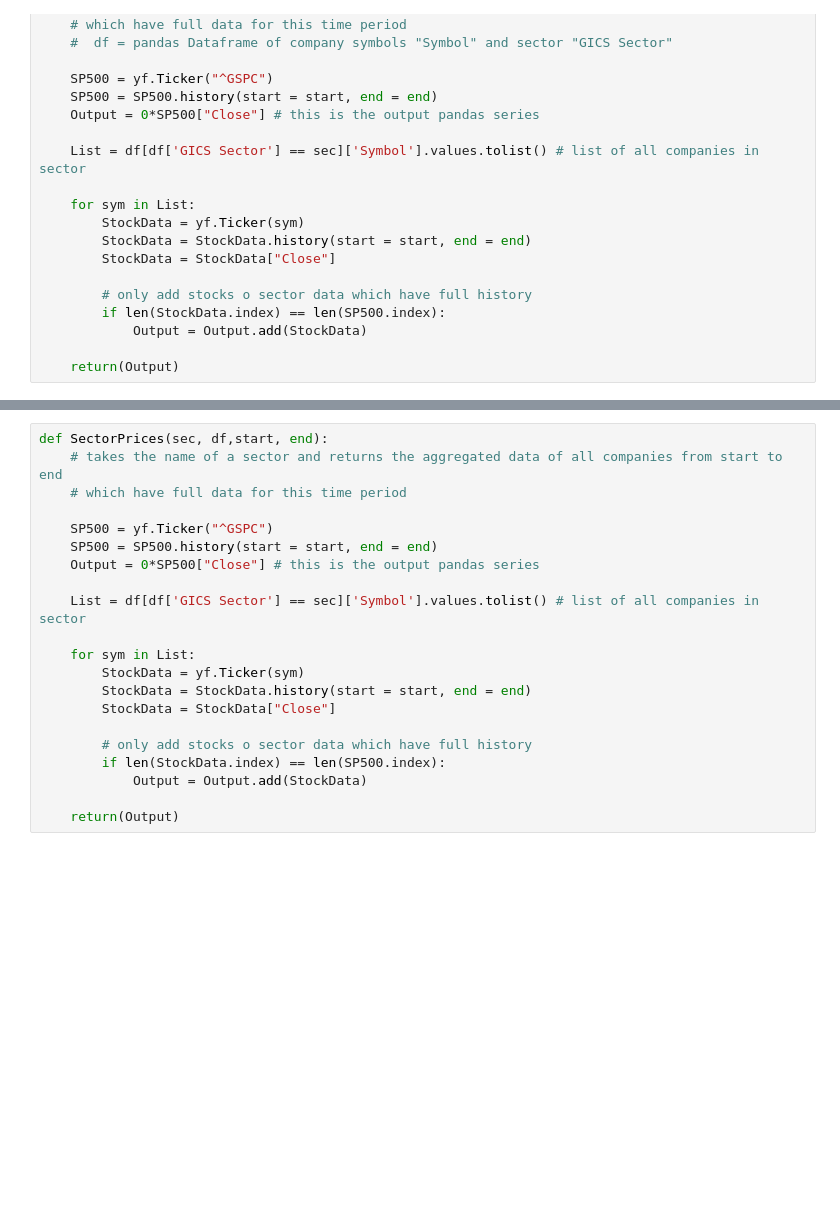
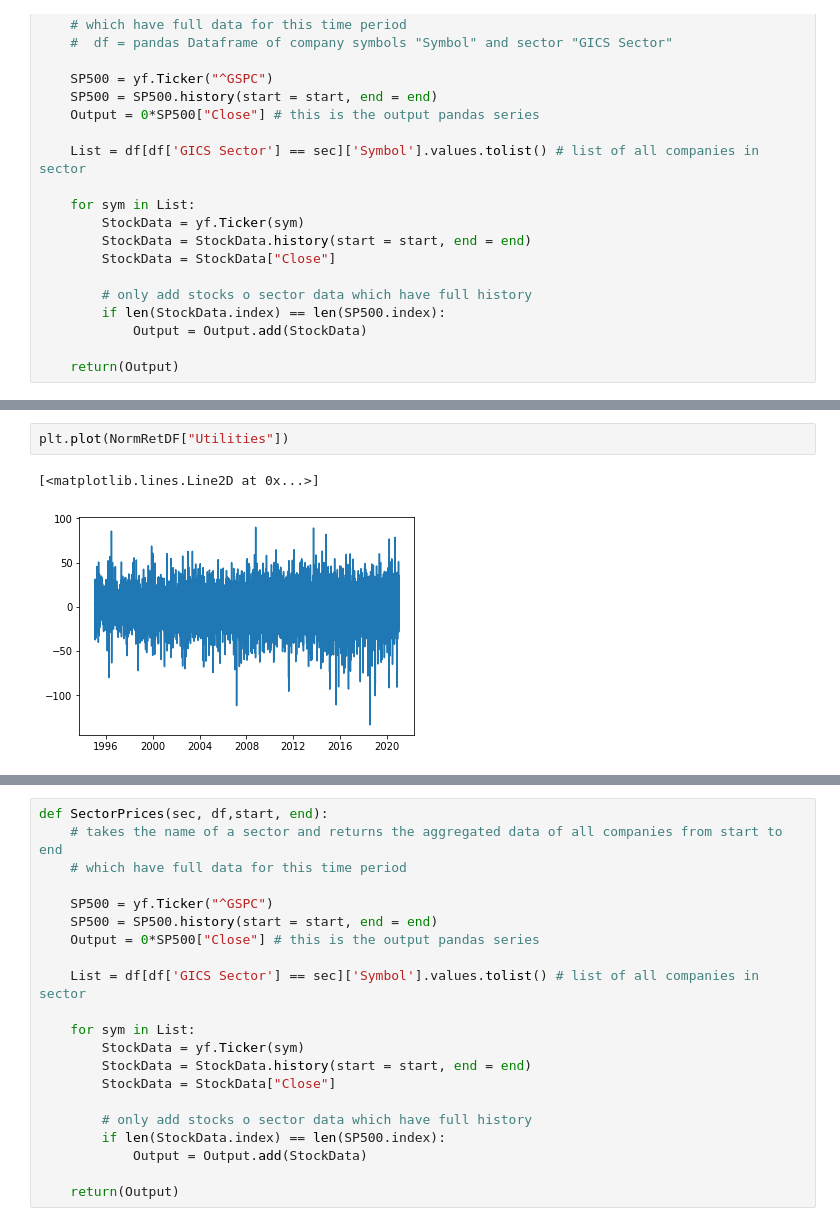
Before and after one commit to TobiasW1891/Finance, a Jupyter notebook: Get Finance Data.ipynb, the cells around one changed output, grey strips where cells are left out. Cells and saved outputs as stored; diff of their text form; blank space fills up the shorter version.

```diff
--- a/Get Finance Data.ipynb
+++ b/Get Finance Data.ipynb
@@ -65,0 +274,5 @@ def SectorPrices(sec,df, start, end):
+# %%
+plt.plot(NormRetDF["Utilities"])
+# %% [output]
+[<matplotlib.lines.Line2D at 0x...>]
+[figure, added]
```
Also changed, not shown: parts of 44 cells of this notebook.
